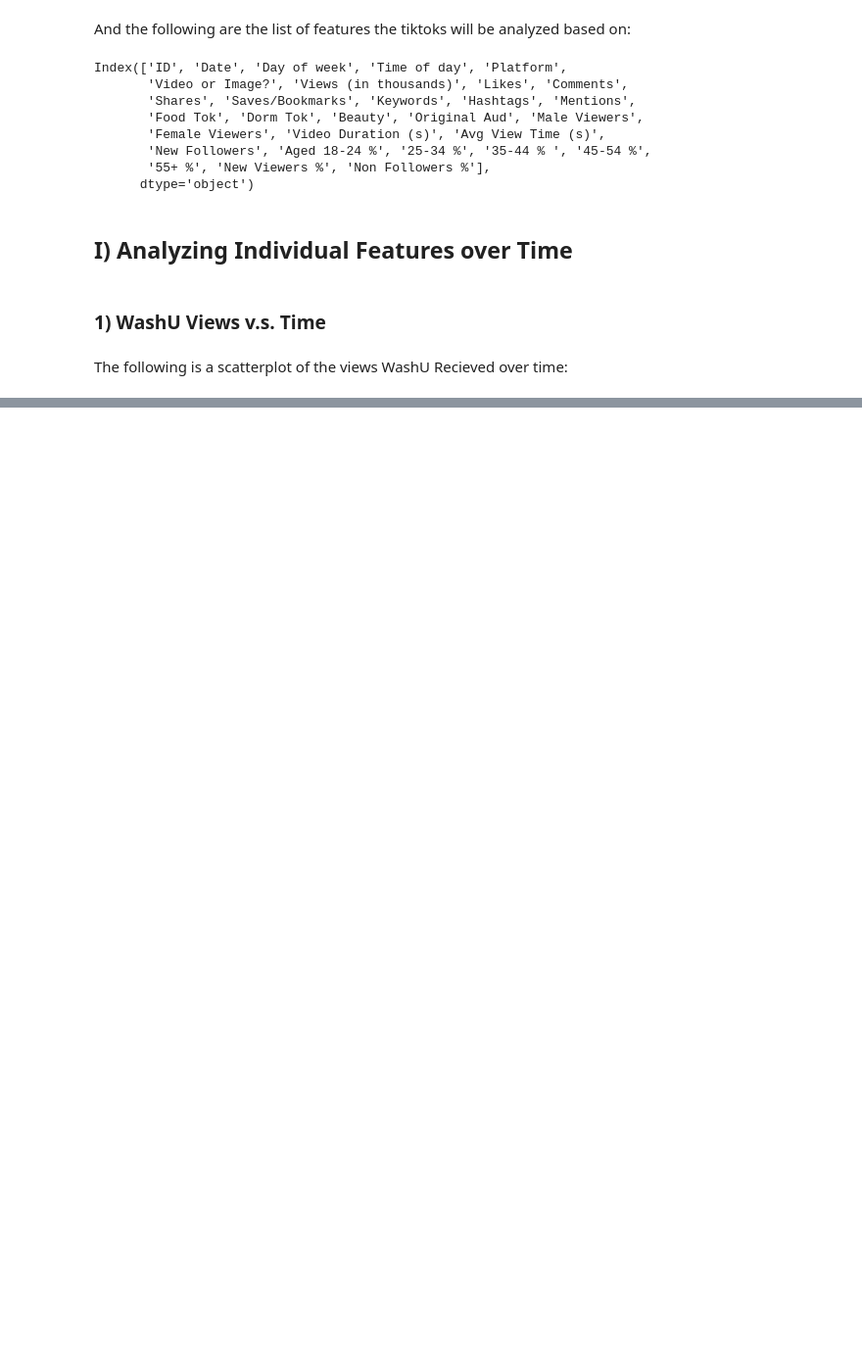
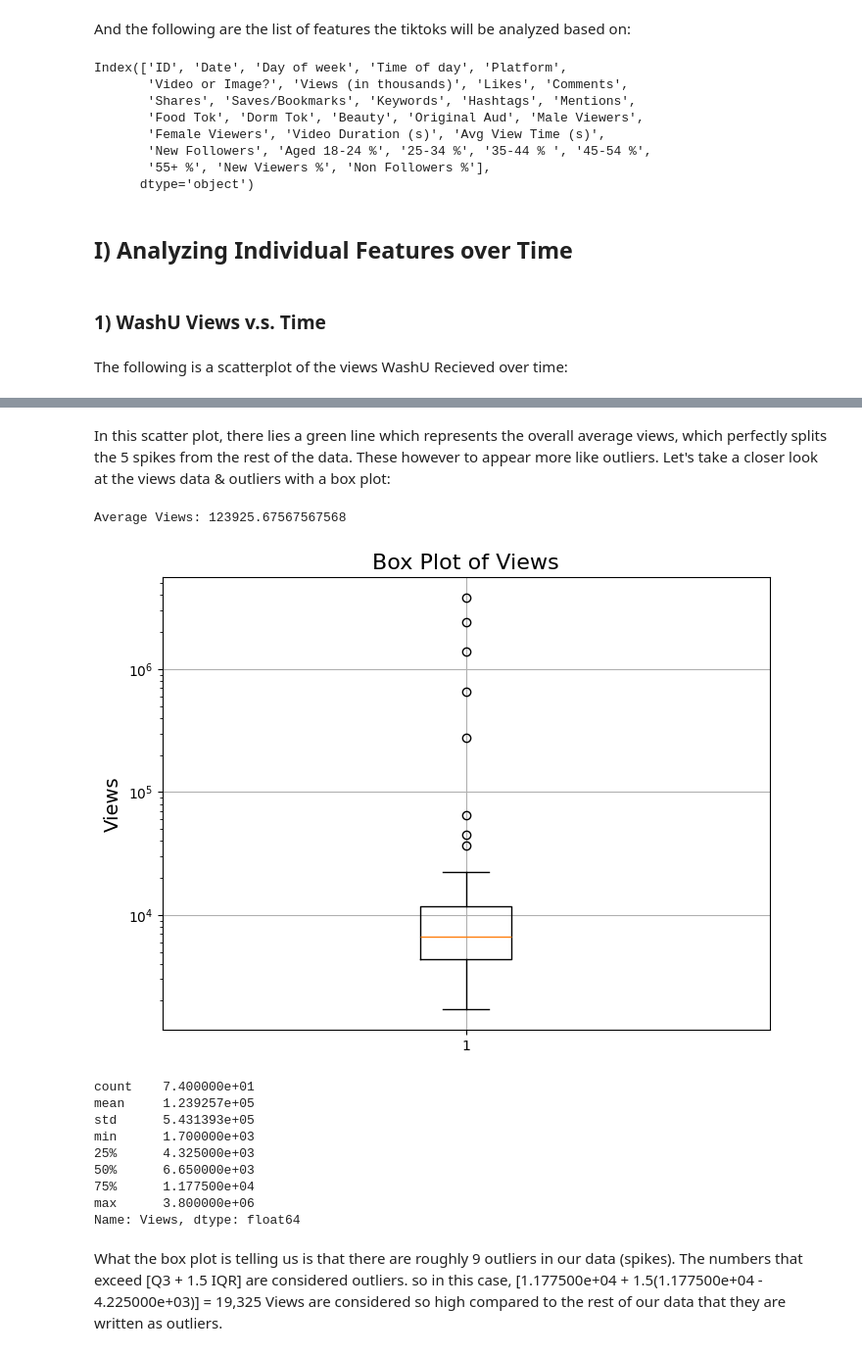
Before and after one commit to hjake22/washusocial24summerintern, a Jupyter notebook: exploringTikTokAnalytics.ipynb, the cells around one changed output, grey strips where cells are left out. Shown at 98% size. Drawn from its saved outputs; the diff is of its cells as text; code cells hidden in the pictures; blank space fills up the shorter version.

```diff
--- a/exploringTikTokAnalytics.ipynb
+++ b/exploringTikTokAnalytics.ipynb
@@ -66,0 +131,38 @@ plt.show()
+# %% [markdown]
+In this scatter plot, there lies a green line which represents the overall average views, which perfectly splits the 5 spikes from the rest of the data. These however to appear more like outliers.
+Let's take a closer look at the views data & outliers with a box plot:
+# %%
+df['Date'] = pd.to_datetime(df['Date'], format='%m/%d/%Y')
+
+# Calculate the average views
+average_views = df['Views'].mean()
+print("Average Views:", average_views)
+
+# Create a box plot for the 'Views' column
+plt.figure(figsize=(8, 6))  # Set figure size
+plt.boxplot(df['Views'])
+
+# Formatting
+plt.title('Box Plot of Views', fontsize=16)
+plt.ylabel('Views', fontsize=14)
+plt.grid(True)
+plt.yscale('log')
+# Show plot
+plt.show()
+
+desc_stats = df['Views'].describe()
+print(desc_stats)
+# %% [output]
+Average Views: 123925.67567567568
+[figure, added]
+count    7.400000e+01
+mean     1.239257e+05
+std      5.431393e+05
+min      1.700000e+03
+25%      4.325000e+03
+50%      6.650000e+03
+75%      1.177500e+04
+max      3.800000e+06
+Name: Views, dtype: float64
+# %% [markdown]
+What the box plot is telling us is that there are roughly 9 outliers in our data (spikes). The numbers that exceed [Q3 + 1.5 IQR] are considered outliers. so in this case, [1.177500e+04 + 1.5(1.177500e+04 - 4.225000e+03)] = 19,325 Views are considered so high compared to the rest of our data that they are written as outliers.
```
Also changed, not shown: parts of 21 cells of this notebook.
